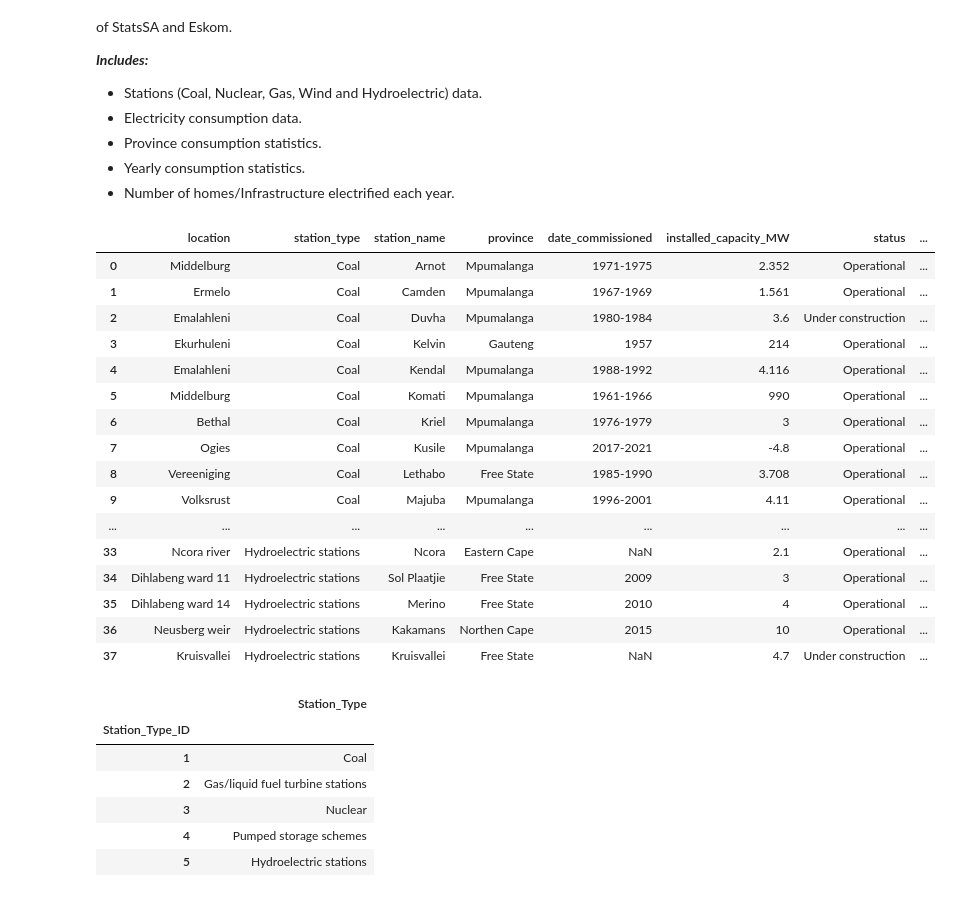
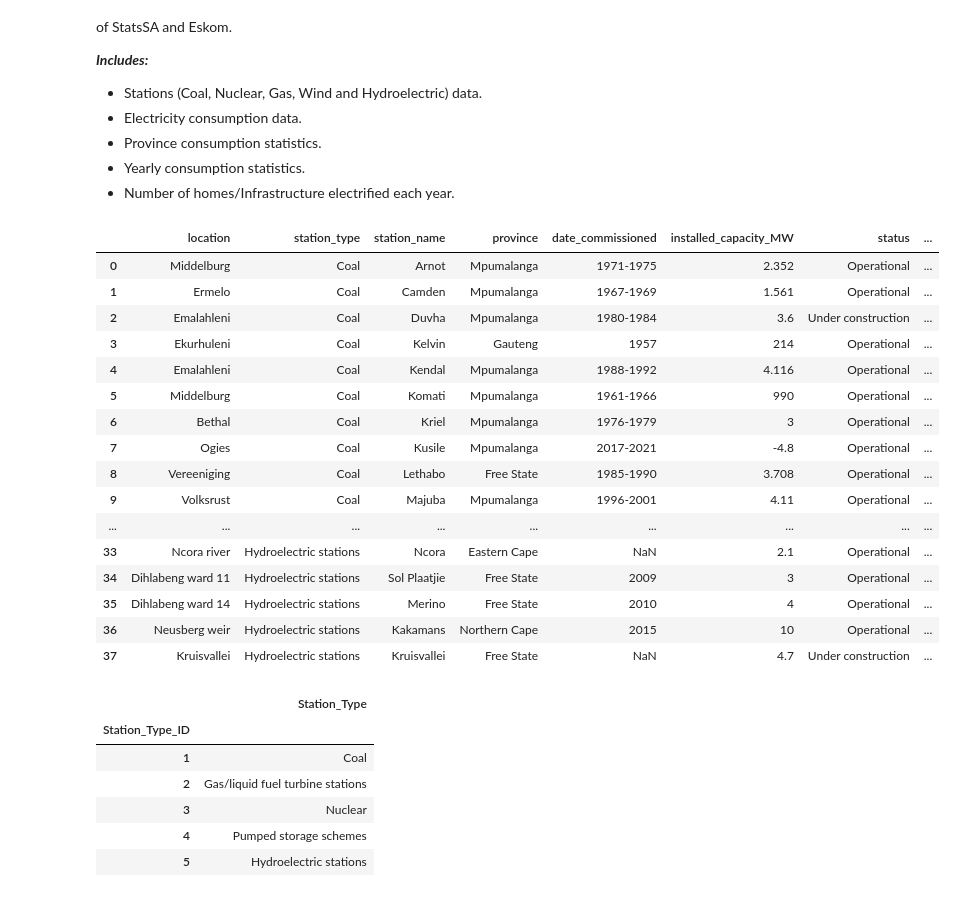
Before and after one commit to Kaekaefx/Group5_Gather_Predict, a Jupyter notebook: new_database.ipynb, the cells around one changed output. Saved outputs shown, nothing was run; the diff lists cells and outputs as text; code cells hidden in the pictures.

```diff
--- a/new_database.ipynb
+++ b/new_database.ipynb
@@ -58,7 +58,7 @@ all_stations_df_updated['installed_capacity_MW'][14] = 300
 all_stations_df_updated['date_commissioned'][14] = 1963
 all_stations_df_updated['province'][14] = 'Gauteng'
 all_stations_df_updated['station_name'][14] = 'Rooiwal'
-all_stations_df_updated['station_type'][14] = 'coal'
+all_stations_df_updated['station_type'][14] = 'Coal'
 all_stations_df_updated['location'][14] = 'Pretoria'
 
 # adding location for pretoria west station
@@ -78,34 +78,41 @@ all_stations_df_updated['coordinates '][37] = '33°53′08″S 23°09′56″E'
 #fixing the capacity for medupi station
 all_stations_df_updated['installed_capacity_MW'][12] = 4.764
 
 # adding the notes
 all_stations_df_updated['notes'][14] = 'Napeplate capacity 190 MW'
 all_stations_df_updated['notes'][13] = 'Napeplate capacity 600 MW'
 all_stations_df_updated['notes'][10] = 'Dry cooled'
 all_stations_df_updated['notes'][3] = 'Nameplate capacity420 MW'
 all_stations_df_updated['notes'][4] = 'Dry cooled; the largest dry-cooled power station in the world.'
 all_stations_df_updated['notes'][7] = 'Dry cooled; Delayed; Unit switch on dates: 2nd half 2017 to 2nd half 2021'
 all_stations_df_updated['notes'][9] = '3 units dry cooled (0.2 litres per kwh), 3 units wet cooled (2.0 litres per kwh)'
 all_stations_df_updated['notes'][12] = 'Dry cooled, Delayed; Unit switch on dates: 2nd half 2015 to 1st half 2019'
 
+all_stations_df_updated['province'][10] = 'Limpopo'
+all_stations_df_updated['province'][12] = 'Limpopo'
+all_stations_df_updated['province'][22] = 'Kwazulu Natal'
+all_stations_df_updated['province'][25] = 'Kwazulu Natal'
+all_stations_df_updated['province'][31] = 'Northern Cape'
+all_stations_df_updated['province'][36] = 'Northern Cape'
+
 all_stations_df_updated.head(50)
 # %% [output]
 |  | location | station_type | station_name | province | date_commissioned | installed_capacity_MW | status | ... |
 | 0 | Middelburg | Coal | Arnot | Mpumalanga | 1971-1975 | 2.352 | Operational | ... |
 | 1 | Ermelo | Coal | Camden | Mpumalanga | 1967-1969 | 1.561 | Operational | ... |
 | 2 | Emalahleni | Coal | Duvha | Mpumalanga | 1980-1984 | 3.6 | Under construction | ... |
 | 3 | Ekurhuleni | Coal | Kelvin | Gauteng | 1957 | 214 | Operational | ... |
 | 4 | Emalahleni | Coal | Kendal | Mpumalanga | 1988-1992 | 4.116 | Operational | ... |
 | 5 | Middelburg | Coal | Komati | Mpumalanga | 1961-1966 | 990 | Operational | ... |
 | 6 | Bethal | Coal | Kriel | Mpumalanga | 1976-1979 | 3 | Operational | ... |
 | 7 | Ogies | Coal | Kusile | Mpumalanga | 2017-2021 | -4.8 | Operational | ... |
 | 8 | Vereeniging | Coal | Lethabo | Free State | 1985-1990 | 3.708 | Operational | ... |
 | 9 | Volksrust | Coal | Majuba | Mpumalanga | 1996-2001 | 4.11 | Operational | ... |
 | ... | ... | ... | ... | ... | ... | ... | ... | ... |
 | 33 | Ncora river | Hydroelectric stations | Ncora | Eastern Cape | NaN | 2.1 | Operational | ... |
 | 34 | Dihlabeng ward 11 | Hydroelectric stations | Sol Plaatjie | Free State | 2009 | 3 | Operational | ... |
 | 35 | Dihlabeng ward 14 | Hydroelectric stations | Merino | Free State | 2010 | 4 | Operational | ... |
-| 36 | Neusberg weir | Hydroelectric stations | Kakamans | Northen Cape | 2015 | 10 | Operational | ... |
+| 36 | Neusberg weir | Hydroelectric stations | Kakamans | Northern Cape | 2015 | 10 | Operational | ... |
 | 37 | Kruisvallei | Hydroelectric stations | Kruisvallei | Free State | NaN | 4.7 | Under construction | ... |
 # %%
 station_type_df.head()
```
Also changed, not shown: parts of 18 cells of this notebook.
